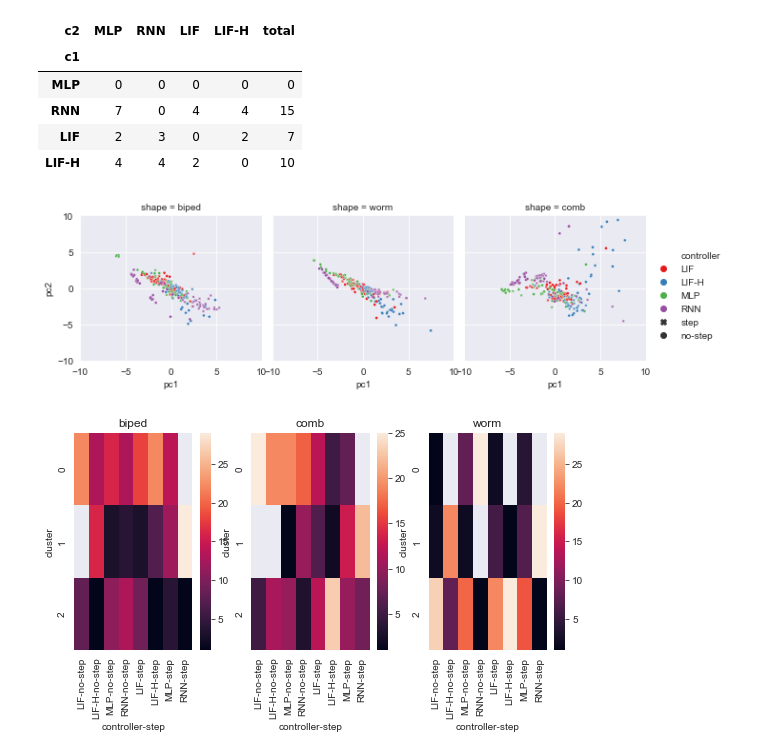
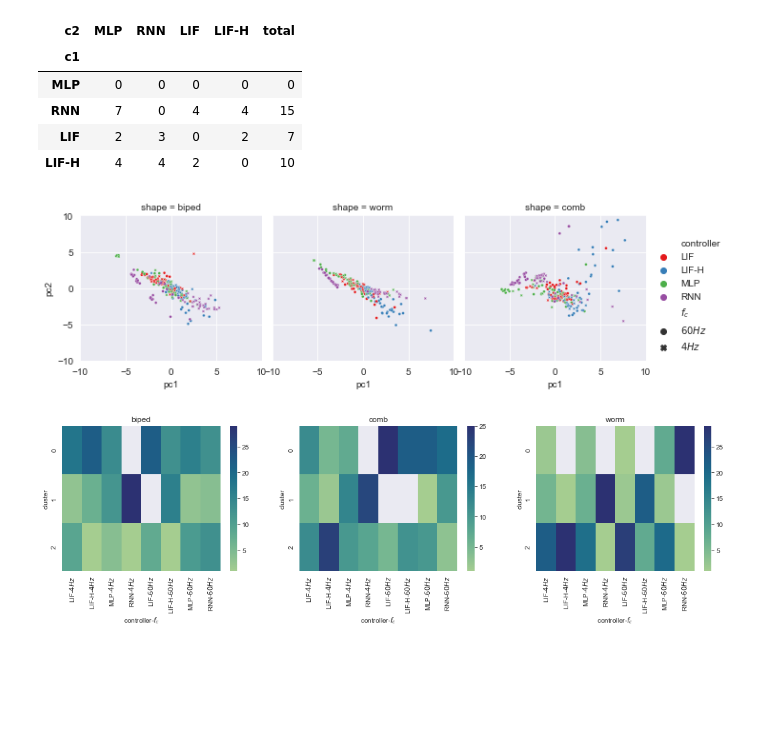
Before and after one commit to giorgia-nadizar/NeuralModelsVSR, a Jupyter notebook: results/data_analysis.ipynb, the cells around one changed output. Drawn from its saved outputs; the diff is of its cells as text; code cells hidden in the pictures; blank space fills up the shorter version.

Commit message:
Data analysis updated.

```diff
--- a/results/data_analysis.ipynb
+++ b/results/data_analysis.ipynb
@@ -13,6 +13,7 @@ last = pd.read_csv("data/last.txt", sep=";")
 last["shape"] = last["shape"].apply(lambda x: x.split("-")[0])
 last["sensor.config"] = last["sensor.config"].apply(lambda x: x.split("-")[0].replace("spinedTouchSighted", "rich"))
 last["step"] = last["step"].apply(lambda x: "step" if x == "T" else "no-step")
+last["$f_c$"] = last["step"].apply(lambda x: "$4Hz$" if x == "step" else "$60Hz$")
 last.head()
 # %% [output]
 |  | experiment.name | seed | terrain | shape | sensor.config | mapper | transformation | solver | ... |
@@ -94,0 +102,31 @@ p_df
+# %%
+alpha = 0.05 / 16
+
+shapes = efficiency["shape"].unique()
+sensors = efficiency["sensor.config"].unique()
+steps = efficiency["step"].unique()
+controllers = efficiency["controller"].unique()
+
+p_list = []
+
+for c1 in controllers:
+  for c2 in controllers:
+    counter = 0
+    if c1 != c2:
+      for shape in shapes:
+        for sensor in sensors:
+          for step in steps:
+            v1 = efficiency[(efficiency["shape"] == shape) & (efficiency["sensor.config"] == sensor) & (
+                efficiency["step"] == step) & (efficiency["controller"] == c1)]["iterations"].to_list()
+            v2 = efficiency[(efficiency["shape"] == shape) & (efficiency["sensor.config"] == sensor) & (
+                efficiency["step"] == step) & (efficiency["controller"] == c2)]["iterations"].to_list()
+            if mannwhitneyu(v1, v2, alternative="less").pvalue < alpha:
+              counter += 1
+    p_list.append({"c1": c1, "c2": c2, "n": counter})
+
+p_df = pd.DataFrame.from_dict(p_list)
+p_df = p_df.pivot(index="c1", columns=["c2"], values="n")
+p_df = p_df[["MLP", "RNN", "LIF", "LIF-H"]]
+p_df = p_df.reindex(["MLP", "RNN", "LIF", "LIF-H"])
+p_df["total"] = p_df["MLP"] + p_df["RNN"] + p_df["LIF"] + p_df["LIF-H"]
+p_df
@@ -97,9 +142,10 @@ rho = pd.read_csv("data/validation.txt", sep=";")
 rho["shape"] = rho["shape"].apply(lambda x: x.split("-")[0])
 rho["sensor.config"] = rho["sensor.config"].apply(lambda x: x.split("-")[0].replace("spinedTouchSighted", "rich"))
 rho["step"] = rho["step"].apply(lambda x: "step" if x == "T" else "no-step")
+rho["$f_c$"] = rho["step"].apply(lambda x: "$4Hz$" if x == "step" else "$60Hz$")
 rho = rho.groupby(["seed", "controller", "sensor.config", "shape", "step"])[
   "validation.outcome.velocity"].mean().reset_index()
-rho = pd.merge(rho, last[["seed", "controller", "sensor.config", "shape", "step", "best.fitness.fitness"]])
+rho = pd.merge(rho, last[["seed", "controller", "sensor.config", "shape", "step", "best.fitness.fitness", "$f_c$"]])
 rho["rho"] = rho["validation.outcome.velocity"] / rho["best.fitness.fitness"]
 rho.head()
 # %% [output]
@@ -172,19 +219,19 @@ for shape in last["shape"].unique():
 last_extra = pd.concat(dfs, ignore_index=True)
 # %%
 g = sns.FacetGrid(last_extra, col="shape")
-g.map_dataframe(sns.scatterplot, x="pc1", y="pc2", hue="controller", style="step", s=8, palette="Set1")
+g.map_dataframe(sns.scatterplot, x="pc1", y="pc2", hue="controller", style="$f_c$", s=8, palette="Set1")
 g.set(xlim=(-10, 10), ylim=(-10, 10))
 g.add_legend()
 plt.show()
 # %% [output]
-[figure, old version]
+[figure, new version]
 # %%
-last_heatmap = last_extra.groupby(["shape", "step", "controller", "cluster"])["pc1"].count().reset_index(name="count")
+last_heatmap = last_extra.groupby(["shape", "$f_c$", "controller", "cluster"])["pc1"].count().reset_index(name="count")
 
-fig, axs = plt.subplots(figsize=(9, 4), nrows=1, ncols=3)
+fig, axs = plt.subplots(figsize=(18, 4), nrows=1, ncols=3)
 for i, shape in enumerate(last_heatmap["shape"].unique()):
   sns.heatmap(last_heatmap[last_heatmap["shape"] == shape]
-              .pivot(columns=["controller", "step"], index="cluster", values="count"), ax=axs[i])
+              .pivot(columns=["controller", "$f_c$"], index="cluster", values="count"), ax=axs[i], cmap="crest")
   axs[i].set_title(shape)
 # %% [output]
-[figure, old version]
+[figure, new version]
```
Also changed, not shown: parts of 8 cells of this notebook.
